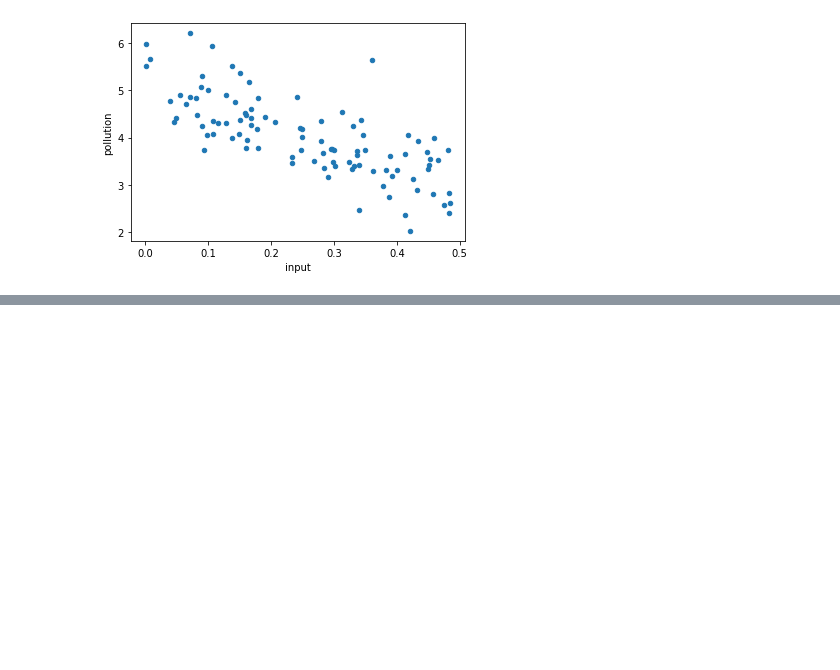
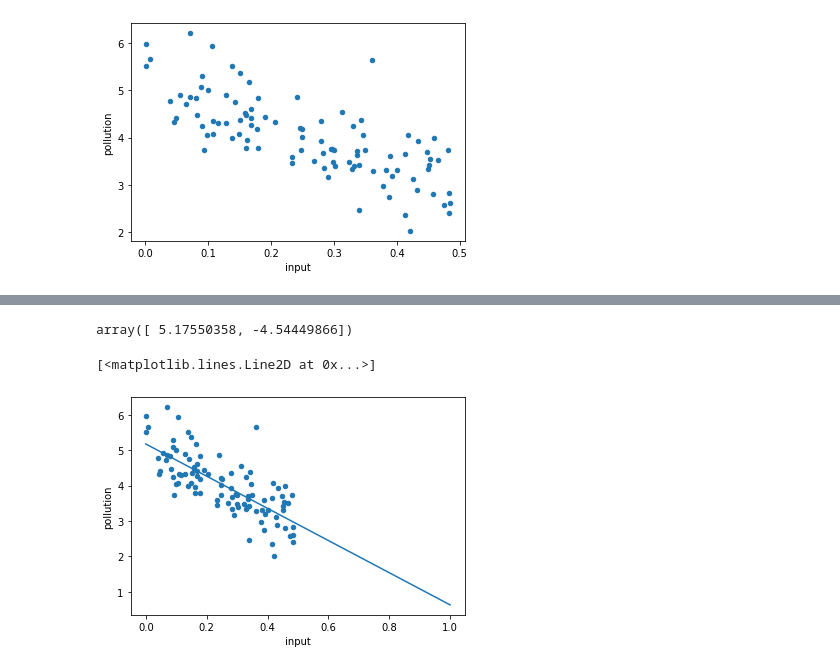
Before and after one commit to soeunida/-, a Jupyter notebook: Untitled-1.ipynb, the cells around one changed output, grey strips where cells are left out. Drawn from its saved outputs; the diff is of its cells as text; code cells hidden in the pictures; blank space fills up the shorter version.

```diff
--- a/Untitled-1.ipynb
+++ b/Untitled-1.ipynb
@@ -28,0 +72,9 @@ TypeError: can only concatenate list (not "int") to list
+# %%
+# 정규 방정식
+data_home = 'http://github.com/dknife/ML/raw/main/data/'
+lin_data = pd.read_csv(data_home+'pollution.csv')
+x = lin_data['input'].to_numpy()
+y = lin_data['pollution'].to_numpy()
+x = x[:, np.newaxis]
+x = np.c_[np.ones((100, 1)), x]
+print(x)
@@ -28,0 +99,16 @@ TypeError: can only concatenate list (not "int") to list
+# %%
+theta = np.linalg.inv(x.T.dot(x)).dot(x.T).dot(y)
+theta
+# %% [output]
+array([ 5.17550358, -4.54449866])
+# %%
+#아주 잘 찾은 것
+def h(x, theta):    #가설 함수
+    return x*theta[1] + theta[0]
+
+# 데이터와 가설을 비교
+lin_data.plot(kind = 'scatter', x = 'input', y = 'pollution') #데이터
+plt.plot([0, 1], [h(0, theta), h(1, theta)])
+# %% [output]
+[<matplotlib.lines.Line2D at 0x...>]
+[figure, added]
```
Also changed, not shown: parts of 7 cells of this notebook.
